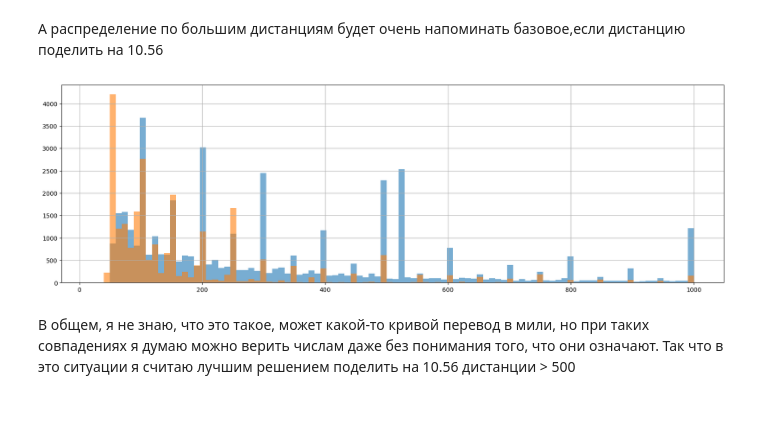
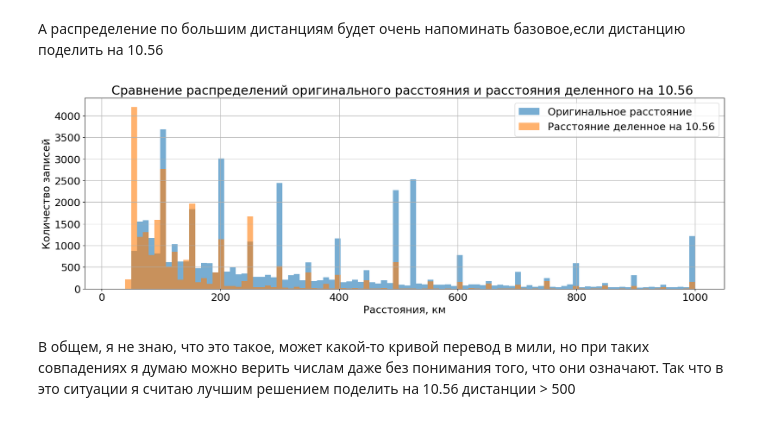
Before and after one commit to ltsipunov/24_car_accidents, a Jupyter notebook: 93b6f1b1-e156-40b1-9ed6-0aaea9264dff.ipynb, the cells around one changed output. Cells and saved outputs as stored; diff of their text form; code cells hidden in the pictures.

```diff
--- a/93b6f1b1-e156-40b1-9ed6-0aaea9264dff.ipynb
+++ b/93b6f1b1-e156-40b1-9ed6-0aaea9264dff.ipynb
@@ -213,0 +303,11 @@ df[num_columns].hist(bins=30);
+# %%
+hist_figures,hist_axs = plt.subplots(3,1,figsize=(20,24))
+hist_names =['Сумма стрaховки, USD тыс.', 'Возраст машины , лет ','Расстояние до трассы']
+for i in range(len(num_cols)):
+    hist_axs[i].hist(df[num_cols[i]],bins = 100 )
+#    plt.title('Гистограмма возраста машины');
+    hist_axs[i].set_xlabel(hist_names[i]);
+    hist_axs[i].set_ylabel('Количество записей');
+plt.rcParams['font.size'] = 18
+plt.suptitle('Гистограммы числовых признаков')
+plt.tight_layout()
@@ -280,10 +424,14 @@ Name: count, dtype: int64
 # %% [markdown]
 А распределение по большим дистанциям будет очень напоминать базовое,если дистанцию поделить на 10.56
 # %%
-(df[df.distance> 50].distance).hist(figsize=(20,6),bins=100,range=(20,1000),alpha=.6);
-(df[df.distance> 500].distance/10.56).hist(figsize=(20,6),bins=100,range=(20,1000),alpha=.6);
+(df[df.distance>50].distance).hist(figsize=(20,6),bins=100,range=(20,1000),alpha=.6,label='Оригинальное расстояние');
+(df[df.distance>500].distance/10.56).hist(bins=100,range=(20,1000),alpha=.6,label='Расстояние деленное на 10.56');
+plt.title('Сравнение распределений оригинального расстояния и расстояния деленного на 10.56 ')
+plt.xlabel('Расстояния, км')
+plt.ylabel('Количество записей')
+plt.legend();
 # %% [output]
-[figure, old version]
+[figure, new version]
 # %% [markdown]
 В общем, я не знаю, что это такое, может какой-то кривой перевод в мили, но при таких совпадениях я думаю можно верить числам даже без понимания того, что они означают. Так что в это ситуации я считаю лучшим решением поделить на 10.56 дистанции > 500
 # %%
```
Also changed, not shown: parts of 79 cells of this notebook.
